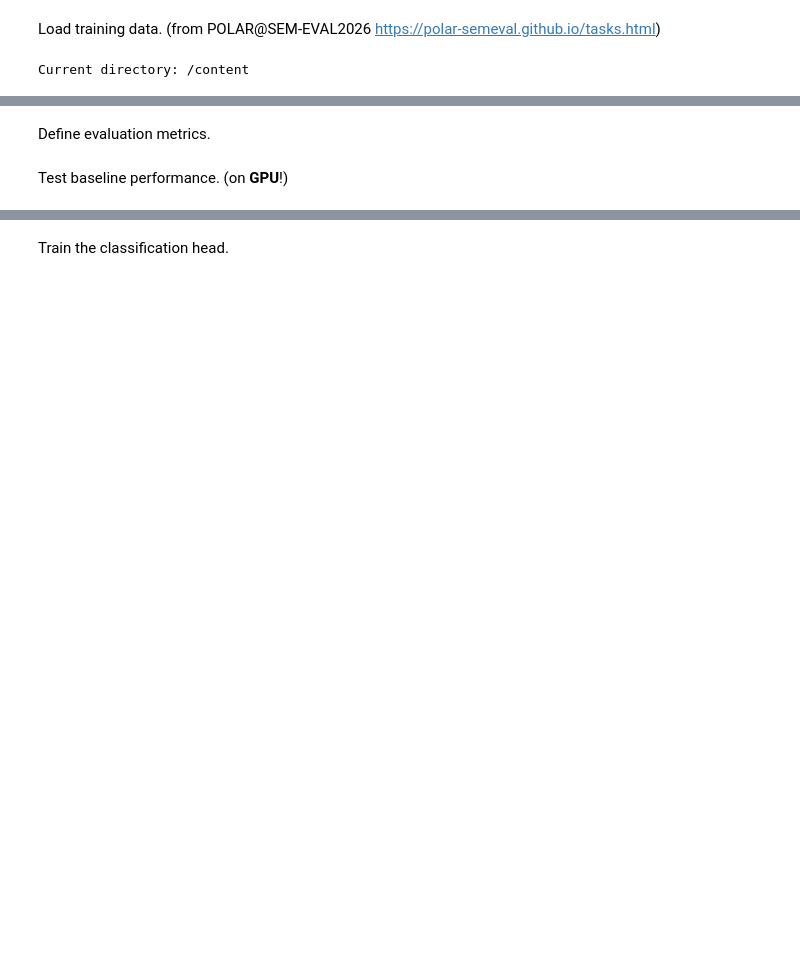
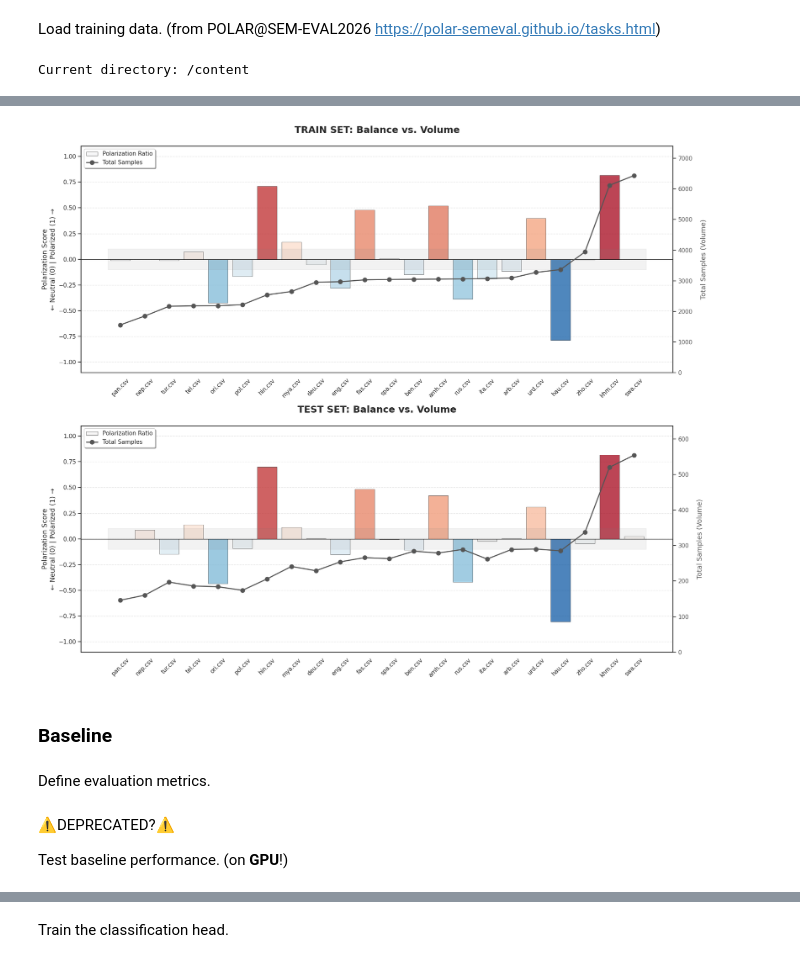
Before and after one commit to DavidGetter1/PolarSemEval, a Jupyter notebook: POLAR_2026.ipynb, the cells around one changed output, grey strips where cells are left out. Cells and saved outputs as stored; diff of their text form; code cells hidden in the pictures; blank space fills up the shorter version.

```diff
--- a/POLAR_2026.ipynb
+++ b/POLAR_2026.ipynb
@@ -117,3 +392,81 @@ Sample labels: [0, 0, 1, 0, 1, 0, 1, 1, 1, 0, 1, 1, 1, 1, 1, 0, 1, 0, 1, 0]
+# %%
+import matplotlib.pyplot as plt
+import seaborn as sns
+import pandas as pd
+import numpy as np
+
+def visualize_ratio_and_volume(split_datasets):
+    # 1. Prepare Data
+    train_df = split_datasets["train"].to_pandas()
+    test_df = split_datasets["test"].to_pandas()
+
+    def get_stats(df):
+        counts = df.groupby(['lang', 'label']).size().unstack(fill_value=0)
+        # Ensure columns exist even if data is missing
+        if 0 not in counts: counts[0] = 0
+        if 1 not in counts: counts[1] = 0
+
+        # Calculate Total and Ratio
+        counts['total'] = counts[0] + counts[1]
+        counts['ratio'] = (counts[1] - counts[0]) / counts['total']
+        return counts.reset_index()
+
+    # train_stats = get_stats(train_df).sort_values('ratio')
+    train_stats = get_stats(train_df).sort_values('total')
+    test_stats = get_stats(test_df)
+
+    # Align test set to train set order
+    test_stats = test_stats.set_index('lang').reindex(train_stats['lang']).reset_index().fillna(0)
+
+
+    # 2. Setup Plot
+    sns.set_theme(style="white")
+    fig, (ax1, ax2) = plt.subplots(2, 1, figsize=(18, 15))
+
+    def draw_combined_plot(data, ax, title):
+        # --- Primary Axis: Ratios (Bars) ---
+        colors = plt.cm.RdBu_r((data['ratio'] + 1) / 2)
+        bars = ax.bar(data['lang'], data['ratio'], color=colors, edgecolor='black', linewidth=0.5, alpha=0.8, label='Polarization Ratio')
+
+        ax.axhline(0, color='black', linewidth=1)
+        ax.set_ylim(-1.1, 1.1)
+        ax.set_title(title, fontsize=18, fontweight='bold', pad=25)
+        ax.set_ylabel('Polarization Score\n← Neutral (0) | Polarized (1) →', fontsize=13)
+        ax.tick_params(axis='x', rotation=45)
+        ax.yaxis.grid(True, linestyle='--', alpha=0.5)
+
+        # Balanced zone shading
+        ax.fill_between([-0.5, len(data)-0.5], -0.1, 0.1, color='gray', alpha=0.1)
+
+        # --- Secondary Axis: Sample Counts (Line) ---
+        ax_vol = ax.twinx()
+        ax_vol.plot(data['lang'], data['total'], color='#555555', marker='o', markersize=8,
+                    linestyle='-', linewidth=2, label='Total Samples')
+
+        # Set secondary axis limits to start at 0 with some padding for labels
+        ax_vol.set_ylim(0, data['total'].max() * 1.15)
+        ax_vol.set_ylabel('Total Samples (Volume)', fontsize=13, color='#555555', labelpad=15)
+        ax_vol.tick_params(axis='y', labelcolor='#555555')
+
+        # Combine legends from both axes
+        lines, labels = ax.get_legend_handles_labels()
+        lines2, labels2 = ax_vol.get_legend_handles_labels()
+        ax.legend(lines + lines2, labels + labels2, loc='upper left', frameon=True, shadow=True)
+
+    # 3. Execute
+    draw_combined_plot(train_stats, ax1, 'TRAIN SET: Balance vs. Volume')
+    draw_combined_plot(test_stats, ax2, 'TEST SET: Balance vs. Volume')
+
+    plt.tight_layout()
+    plt.savefig('balance_and_volume_analysis.png', dpi=300)
+    plt.show()
+
+# Run the updated visualization
+visualize_ratio_and_volume(split_datasets)
+# %% [output]
+[figure, added]
+# %% [markdown]
+### Baseline
 # %% [markdown]
 Define evaluation metrics.
 # %%
@@ -139,5 +492,7 @@ def compute_metrics(eval_pred):
         'recall_macro': recall
     }
 # %% [markdown]
+⚠️DEPRECATED?⚠️
+
 Test baseline performance. (on **GPU**!)
 # %%
```
Also changed, not shown: parts of 23 cells of this notebook.
